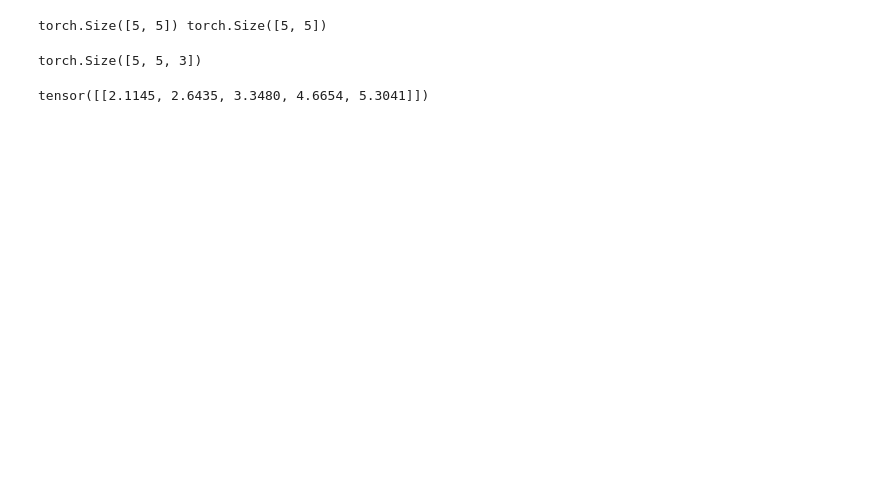
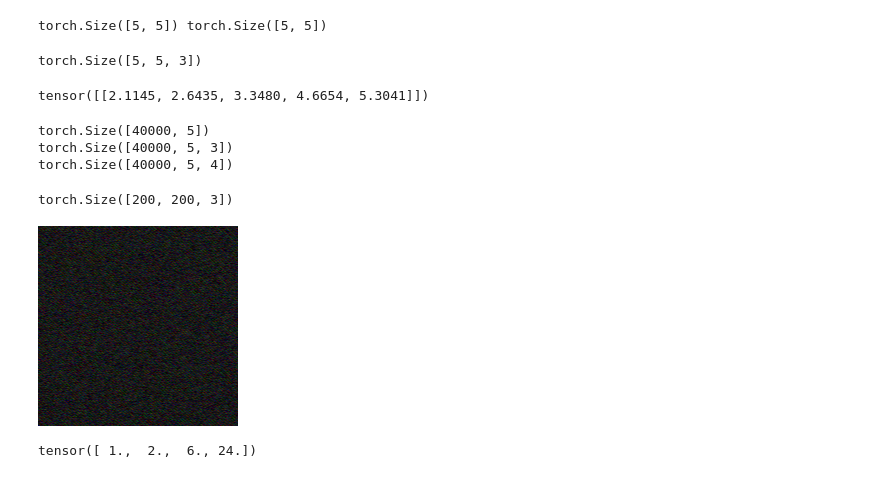
Before and after one commit to Professor322/media-to-3d, a Jupyter notebook: notebooks/tests.ipynb, the cells around one changed output. Drawn from its saved outputs; the diff is of its cells as text; code cells hidden in the pictures; blank space fills up the shorter version.

Commit message:
adding volumne render, partially tested

```diff
--- a/notebooks/tests.ipynb
+++ b/notebooks/tests.ipynb
@@ -173,3 +176,64 @@ ray_samples = raysampler(ray_count=1, near=2., far=6.)
 print(ray_samples)
 # %% [output]
 tensor([[2.1145, 2.6435, 3.3480, 4.6654, 5.3041]])
+# %%
+# artificial test of ray sampler nerf_model and volume renderer
+import sys
+sys.path.insert(1, '/home/kolek/Edu/project/video-to-3d/src/')
+sys.path.insert(1, '/home/kolek/Edu/project/video-to-3d/src/pycolmap')
+from dataset import NerfDatasetRealImages
+import ray_sampler
+import volume_renderer
+import nerf_model
+image_width = image_height = 200
+nerf_dataset = NerfDatasetRealImages(data_path="/home/kolek/Edu/project/test_data/sparse/0/", image_width=image_width, image_height=image_height)
+
+n_samples = 5
+
+raysampler = ray_sampler.RaySampler(n_samples)
+
+model = nerf_model.NerfModel(input_size_ray=3, input_size_direction=3)
+
+volumerender = volume_renderer.VolumeRenderer()
+
+
+# take image from dataset
+img_data = nerf_dataset[0]
+# sample ray depth values
+ray_count = image_height * image_height
+depth_values = raysampler(ray_count, near=img_data['near'], far=img_data['far'])
+
+print(depth_values.shape)
+# use depth samples to scale the rays
+rays_origin = img_data['ray_origins']
+rays_directions = img_data['ray_directions']
+
+ray_points = rays_origin[..., None, :] + rays_directions[..., None, :] * depth_values[..., :, None]
+print(ray_points.shape)
+
+expanded_ray_directions = rays_directions[..., None, :].expand_as(ray_points)
+#print(expanded_ray_directions[0,:])
+#print(expanded_ray_directions.shape, rays_directions.shape)
+# feed rays to the model and expanded directions to the model
+radiance_field = model(ray_points, expanded_ray_directions)
+print(radiance_field.shape)
+# %% [output]
+torch.Size([40000, 5])
+torch.Size([40000, 5, 3])
+torch.Size([40000, 5, 4])
+# %%
+rgb = volumerender(radiance_field, rays_directions, depth_values)
+# %%
+rgb.reshape(image_width, image_height, 3).shape
+# %% [output]
+torch.Size([200, 200, 3])
+# %%
+to_pil_image(rgb.reshape(3, image_width, image_height))
+# %% [output]
+[figure, added]
+# %%
+import torch
+p = torch.Tensor([1, 2, 3, 4, 5])
+torch.cumprod(p, dim=0)[:-1]
+# %% [output]
+tensor([ 1.,  2.,  6., 24.])
```
Also changed, not shown: parts of 1 cell of this notebook, 3 other files.
